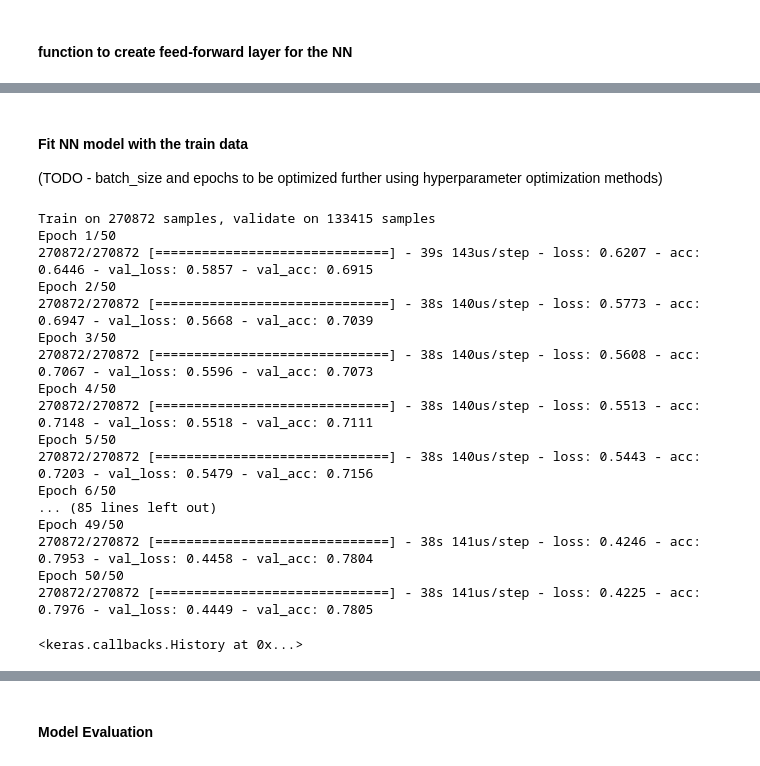
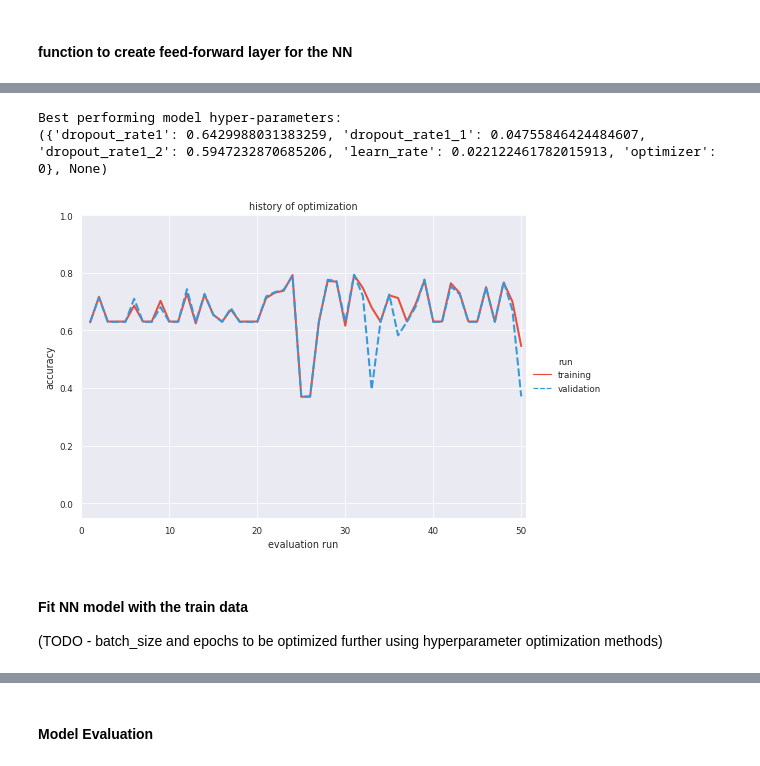
Before and after one commit to sirisurab/dupquest, a Jupyter notebook: src/DL_encode_attend.ipynb, the cells around one changed output, grey strips where cells are left out. Saved outputs shown, nothing was run; the diff lists cells and outputs as text; code cells hidden in the pictures.

```diff
--- a/src/DL_encode_attend.ipynb
+++ b/src/DL_encode_attend.ipynb
@@ -264,0 +364,14 @@ ________________________________________________________________________________
+# %%
+init_session()
+model1_run2_trials=Trials()
+
+t0 = time.time()
+model1_run2_best = optim.minimize(model=create_model,
+                          data=data,
+                          algo=tpe.suggest,
+                          functions=functions,
+                          max_evals=50,
+                          trials=model1_run2_trials,
+                          notebook_name='DL_encode_attend')
+t1 = time.time() - t0
+print(t1)
@@ -264,0 +396,9 @@ ________________________________________________________________________________
+# %%
+#X_train, Y_train, X_test, Y_test = data()
+#print("Evaluation of best performing model:")
+#print(best_model.evaluate(X_test, Y_test))
+print("Best performing model hyper-parameters:")
+print(model1_run2_best)
+# %% [output]
+Best performing model hyper-parameters:
+({'dropout_rate1': 0.6429988031383259, 'dropout_rate1_1': 0.04755846424484607, 'dropout_rate1_2': 0.5947232870685206, 'learn_rate': 0.022122461782015913, 'optimizer': 0}, None)
@@ -265,25 +408,7 @@ ________________________________________________________________________________
+# %%
+plot_optimization_history(model1_run2_trials)
+# %% [output]
+[figure, added]
 # %% [markdown]
 #### Fit NN model  with the train data
 (TODO - batch_size and epochs to be optimized further using hyperparameter optimization methods)
-# %%
-m1.fit([q1_train_w2v, q2_train_w2v], y_train, batch_size=150, epochs=50,
-      validation_data=([q1_test_w2v, q2_test_w2v], y_test))
-# %% [output]
-Train on 270872 samples, validate on 133415 samples
-Epoch 1/50
-270872/270872 [==============================] - 39s 143us/step - loss: 0.6207 - acc: 0.6446 - val_loss: 0.5857 - val_acc: 0.6915
-Epoch 2/50
-270872/270872 [==============================] - 38s 140us/step - loss: 0.5773 - acc: 0.6947 - val_loss: 0.5668 - val_acc: 0.7039
-Epoch 3/50
-270872/270872 [==============================] - 38s 140us/step - loss: 0.5608 - acc: 0.7067 - val_loss: 0.5596 - val_acc: 0.7073
-Epoch 4/50
-270872/270872 [==============================] - 38s 140us/step - loss: 0.5513 - acc: 0.7148 - val_loss: 0.5518 - val_acc: 0.7111
-Epoch 5/50
-270872/270872 [==============================] - 38s 140us/step - loss: 0.5443 - acc: 0.7203 - val_loss: 0.5479 - val_acc: 0.7156
-Epoch 6/50
-... (85 lines left out)
-Epoch 49/50
-270872/270872 [==============================] - 38s 141us/step - loss: 0.4246 - acc: 0.7953 - val_loss: 0.4458 - val_acc: 0.7804
-Epoch 50/50
-270872/270872 [==============================] - 38s 141us/step - loss: 0.4225 - acc: 0.7976 - val_loss: 0.4449 - val_acc: 0.7805
-<keras.callbacks.History at 0x...>
```
Also changed, not shown: parts of 81 cells of this notebook, 1 other file.
